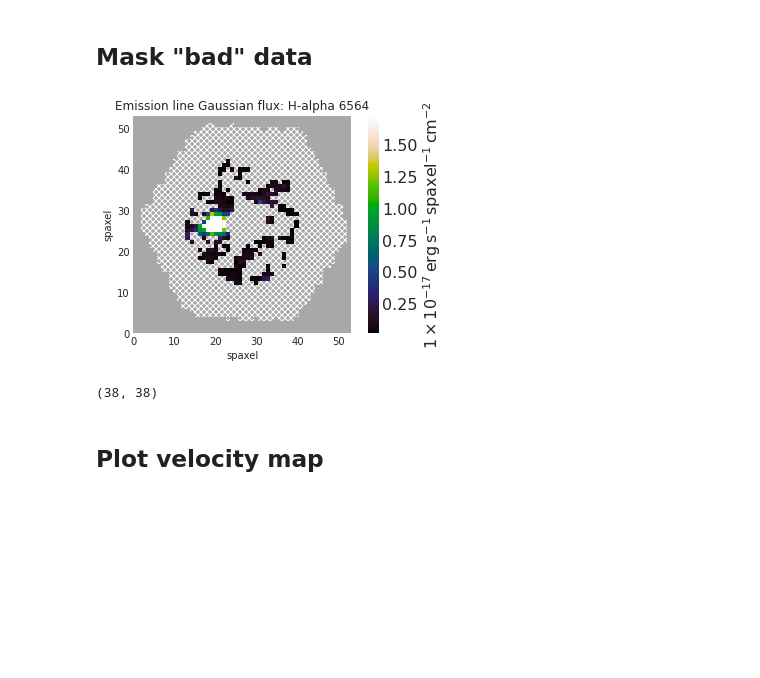
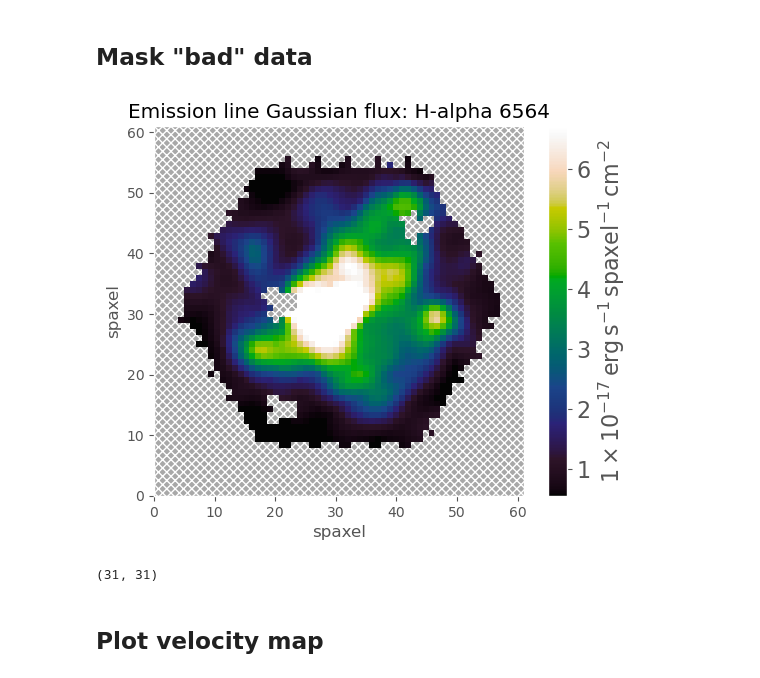
Before and after one commit to kadglass/RotationCurves, a Jupyter notebook: notebooks/Velocity_map_plot.ipynb, the cells around one changed output. Drawn from its saved outputs; the diff is of its cells as text; code cells hidden in the pictures; blank space fills up the shorter version.

```diff
--- a/notebooks/Velocity_map_plot.ipynb
+++ b/notebooks/Velocity_map_plot.ipynb
@@ -26,7 +21,7 @@ from mapSmoothness_functions import how_smooth
 # %% [markdown]
 ## Import galaxy data
 # %%
-galaxy_ID = '8154-6101'
+galaxy_ID = '8997-9102'
 plate, fiber = galaxy_ID.split('-')
 
 image = Image(plateifu=galaxy_ID)
@@ -49,16 +47,16 @@ mHa_vel0 = mHa_vel - 13900
 ''';
 # %%
 ha_flux = maps.emline_gflux_ha_6564
-ha_flux.plot();
+ha_flux.plot(plt_style='ggplot');
 # %% [output]
-[figure, old version]
+[figure, new version]
 # %%
 r_band = maps.spx_mflux
 mr_band = ma.array(r_band, mask=ha_flux.mask)
 center = np.unravel_index(ma.argmax(mr_band), mr_band.shape)
 print(center)
 # %% [output]
-(38, 38)
+(31, 31)
 # %% [markdown]
 ## Plot velocity map
 # %%
```
Also changed, not shown: parts of 6 cells of this notebook, 5 other files.
